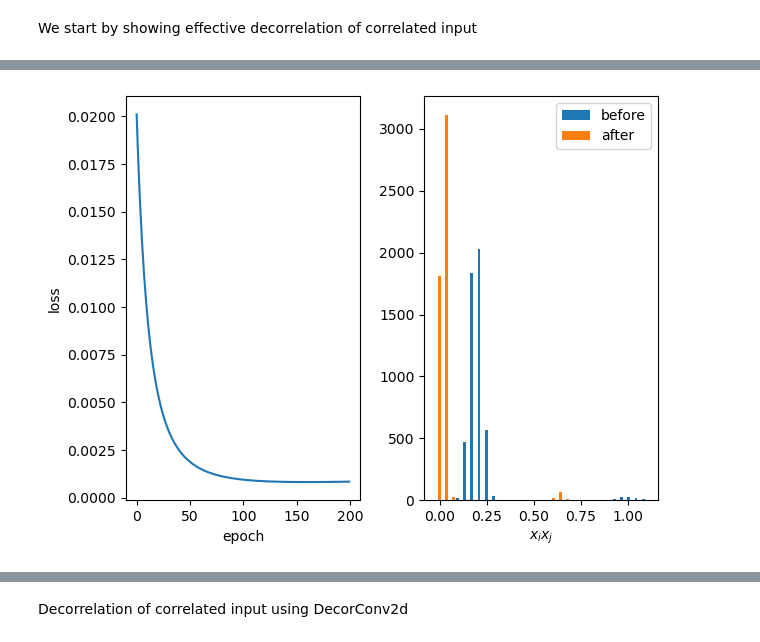
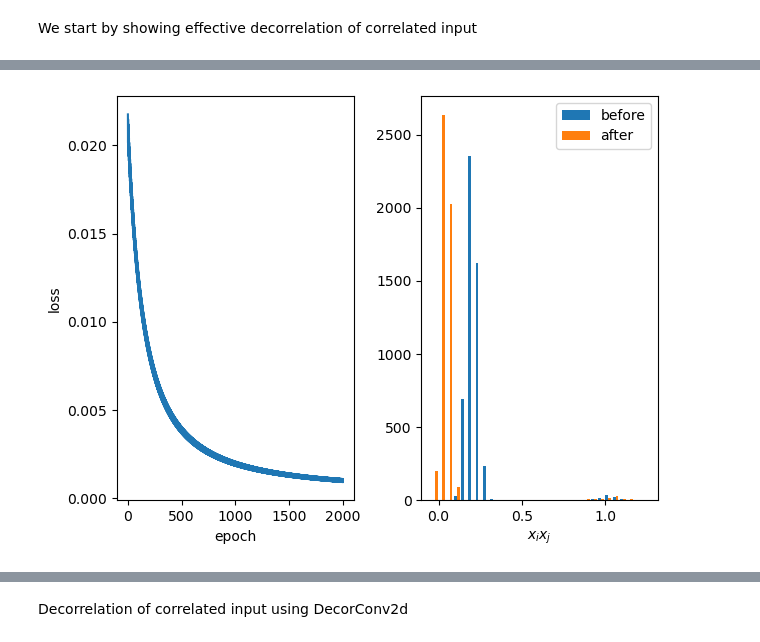
Before and after one commit to artcogsys/decorbp, a Jupyter notebook: examples/decorrelation_analysis.ipynb, the cells around one changed output, grey strips where cells are left out. Drawn from its saved outputs; the diff is of its cells as text; code cells hidden in the pictures.

```diff
--- a/examples/decorrelation_analysis.ipynb
+++ b/examples/decorrelation_analysis.ipynb
@@ -10,7 +10,7 @@ import matplotlib.pyplot as plt
 %load_ext autoreload
 %autoreload 2
 # %%
-def decorrelate(num_epochs, data, model, lr=1e-2):
+def decorrelate(num_epochs, data, model):
 
     # covariance matrix before training
     X = model.decorrelate(data).view(data.shape[0],-1)
@@ -21,7 +21,7 @@ def decorrelate(num_epochs, data, model, lr=1e-2):
     for i in range(num_epochs):
         y = model.forward(data)
         L[i] = model.update()
-        model.weight -= lr * model.weight.grad
+        # model.weight -= lr * model.weight.grad
         print(f'iteration {i}\tloss: {L[i]:.3f}')
 
     # covariance matrix after training
@@ -34,17 +34,22 @@ We start by showing effective decorrelation of correlated input
 # %%
 num_samples=1000
 num_features=100
-num_epochs=1000
-lr = 1e-3
+num_epochs=2000
+seed=42
+lr=1e-4 # huge loss spike at 1e-3
+
+torch.manual_seed(seed)
+torch.cuda.manual_seed(seed)
+np.random.seed(seed)
 
 # generate correlated data
 d = torch.distributions.MultivariateNormal(torch.zeros(num_features), 0.8 * torch.eye(num_features) + 0.2 * torch.ones((num_features, num_features)))
 data = d.sample((num_samples,))
 
 # create a decorrelator
-model = Decorrelation(in_features=num_features)
+model = Decorrelation(in_features=num_features, eta=lr)
 
-L, A1, A2 = decorrelate(num_epochs, data, model, lr=lr)
+L, A1, A2 = decorrelate(num_epochs, data, model)
 
 plt.figure()
 plt.subplot(1,2,1)
@@ -78,4 +83,4 @@ iteration 199   loss: 0.001
-[figure, old version]
+[figure, new version]
 # %%
 # we learn a lower triangular matrix
 plt.imshow(model.weight.detach().numpy());
```
Also changed, not shown: parts of 3 cells of this notebook, 1 other file.
